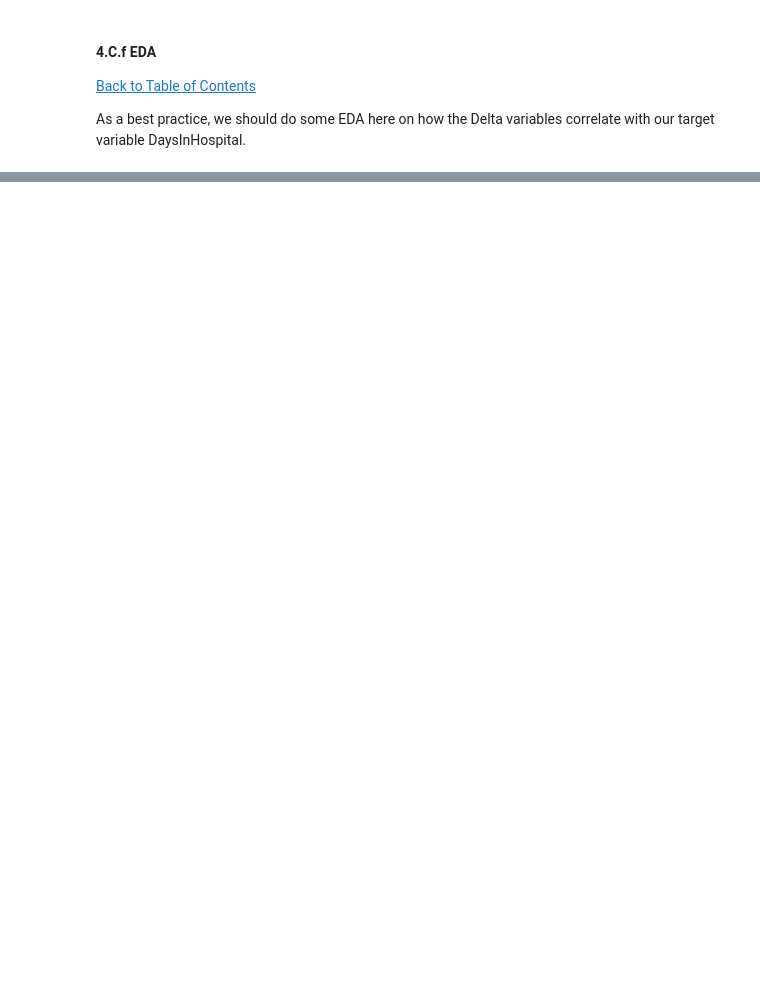
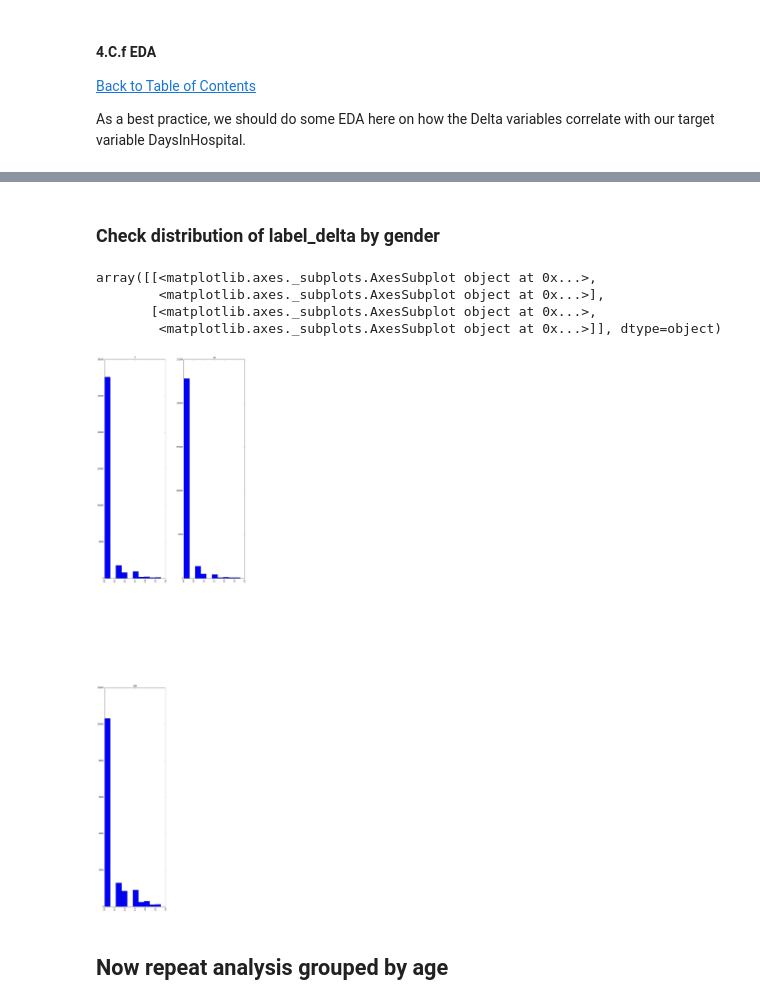
Before and after one commit to anaveenan/MachineLearning, a Jupyter notebook: TargetDataScienceTraining/Week 2/HW4/HeritageHealthPrizeUnitTestNotebook_Spark-Map-Reduce SZ.ipynb, the cells around one changed output, grey strips where cells are left out. Drawn from its saved outputs; the diff is of its cells as text; code cells hidden in the pictures; blank space fills up the shorter version.

```diff
--- a/TargetDataScienceTraining/Week 2/HW4/HeritageHealthPrizeUnitTestNotebook_Spark-Map-Reduce SZ.ipynb
+++ b/TargetDataScienceTraining/Week 2/HW4/HeritageHealthPrizeUnitTestNotebook_Spark-Map-Reduce SZ.ipynb
@@ -1681,0 +1638,6 @@ As a best practice, we should do some EDA here on how the Delta variables correl
+# %%
+df_deltas_stays = \
+    df_delta \
+    .join(df_ohe_initial,df_delta.member_id_delta == df_ohe_initial.member_id_ohe,'left') \
+    .select(df_delta.member_id_delta,df_delta.label_delta, df_ohe_initial.age,df_ohe_initial.sex
+    )
@@ -1681,0 +1720,13 @@ As a best practice, we should do some EDA here on how the Delta variables correl
+# %% [markdown]
+### Check distribution of label_delta by gender
+# %%
+df_deltas_stays.toPandas()['label_delta'] \
+.hist(by=df_deltas_stays.toPandas()['sex'])
+# %% [output]
+array([[<matplotlib.axes._subplots.AxesSubplot object at 0x...>,
+        <matplotlib.axes._subplots.AxesSubplot object at 0x...>],
+       [<matplotlib.axes._subplots.AxesSubplot object at 0x...>,
+        <matplotlib.axes._subplots.AxesSubplot object at 0x...>]], dtype=object)
+[figure, added]
+# %% [markdown]
+## Now repeat analysis grouped by age
```
Also changed, not shown: parts of 24 cells of this notebook.
